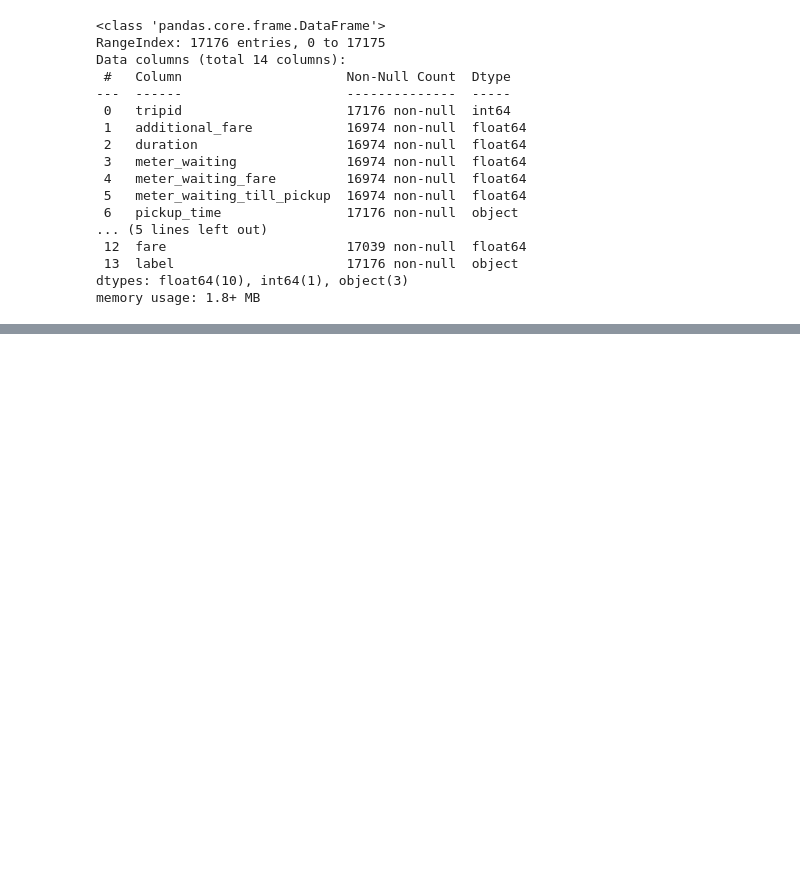
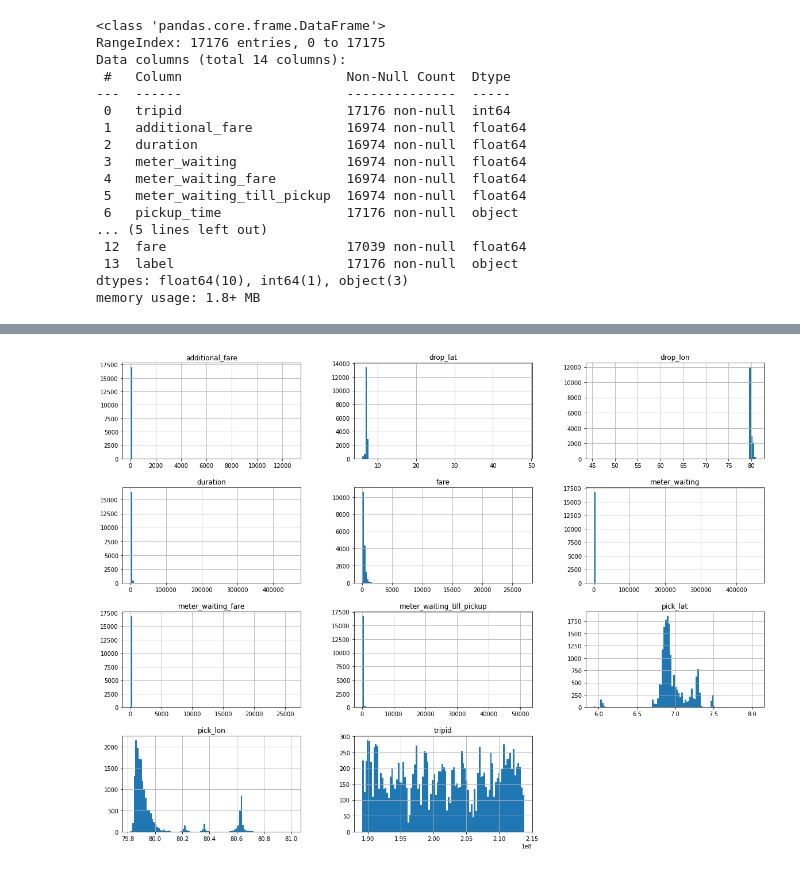
Before and after one commit to bawantha/ride_fare, a Jupyter notebook: RideFarePrediction.ipynb, the cells around one changed output, grey strips where cells are left out. Drawn from its saved outputs; the diff is of its cells as text; code cells hidden in the pictures; blank space fills up the shorter version.

```diff
--- a/RideFarePrediction.ipynb
+++ b/RideFarePrediction.ipynb
@@ -68,0 +82,7 @@ memory usage: 1.8+ MB
+# %%
+
+train_fare.hist(bins=100, figsize=(20,15))
+train_fare.head()
+plt.show()
+# %% [output]
+[figure, added]
```
Also changed, not shown: parts of 72 cells of this notebook.
